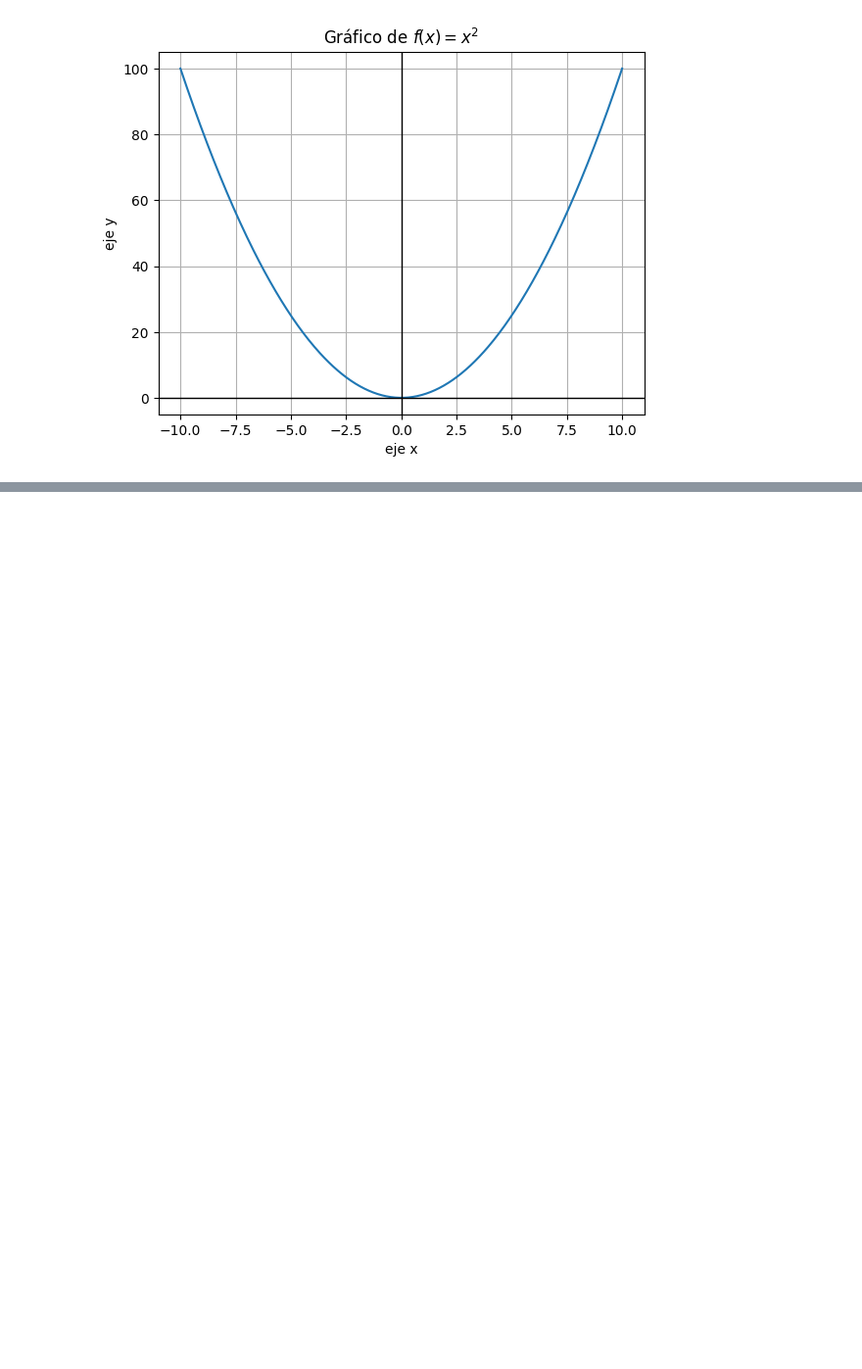
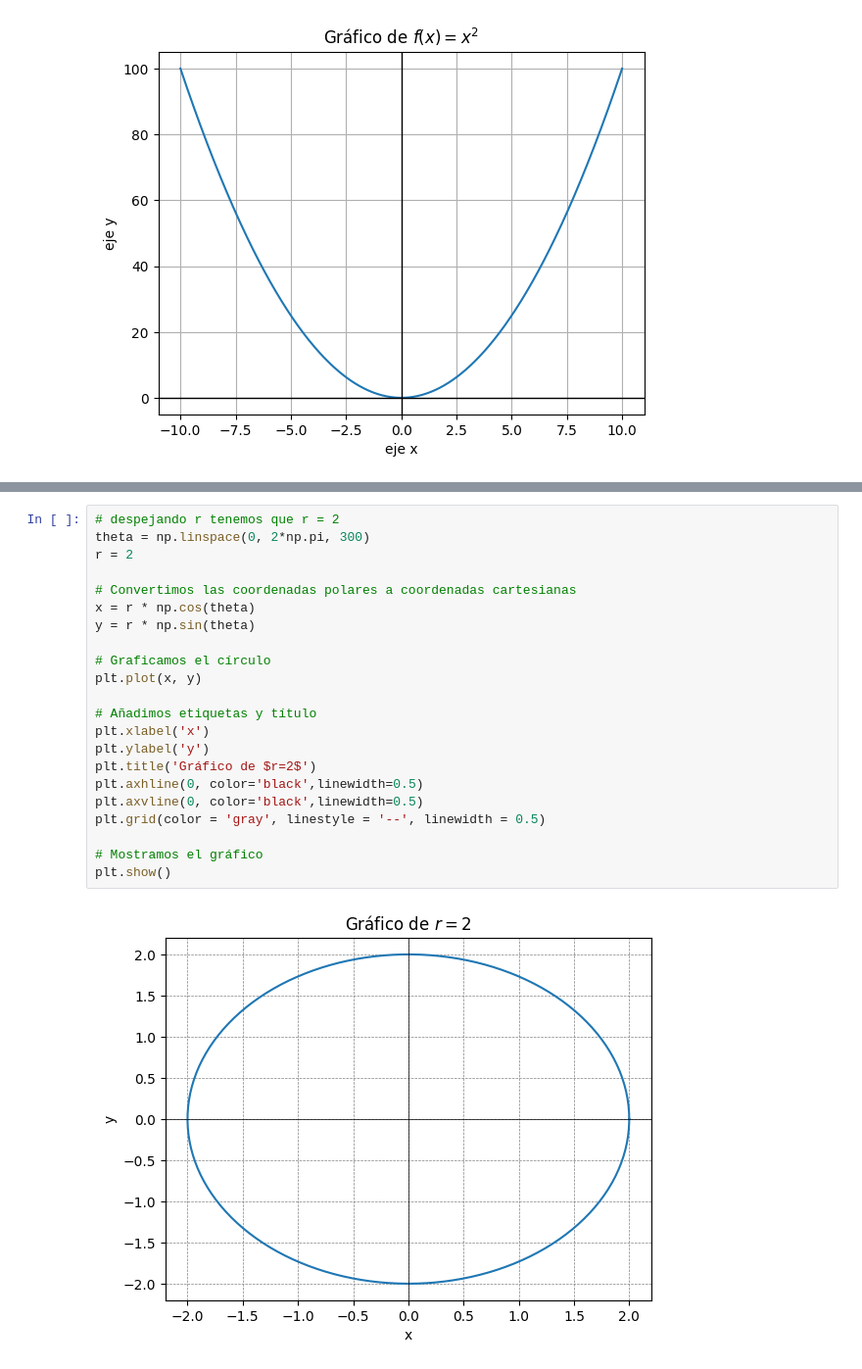
Before and after one commit to K3nnyZY/DISCRETE-STRUCTURES, a Jupyter notebook: Graficas.ipynb, the cells around one changed output, grey strips where cells are left out. Shown: that part at 98% size. Saved outputs shown, nothing was run; the diff lists cells and outputs as text; blank space fills up the shorter version.

```diff
--- a/Graficas.ipynb
+++ b/Graficas.ipynb
@@ -70 +75,25 @@ plt.show()
+# %%
+# despejando r tenemos que r = 2
+theta = np.linspace(0, 2*np.pi, 300)
+r = 2
+
+# Convertimos las coordenadas polares a coordenadas cartesianas
+x = r * np.cos(theta)
+y = r * np.sin(theta)
+
+# Graficamos el círculo
+plt.plot(x, y)
+
+# Añadimos etiquetas y título
+plt.xlabel('x')
+plt.ylabel('y')
+plt.title('Gráfico de $r=2$')
+plt.axhline(0, color='black',linewidth=0.5)
+plt.axvline(0, color='black',linewidth=0.5)
+plt.grid(color = 'gray', linestyle = '--', linewidth = 0.5)
+
+# Mostramos el gráfico
+plt.show()
+# %% [output]
+[figure, added]
 # %% [markdown]
```
Also changed, not shown: parts of 8 cells of this notebook.
